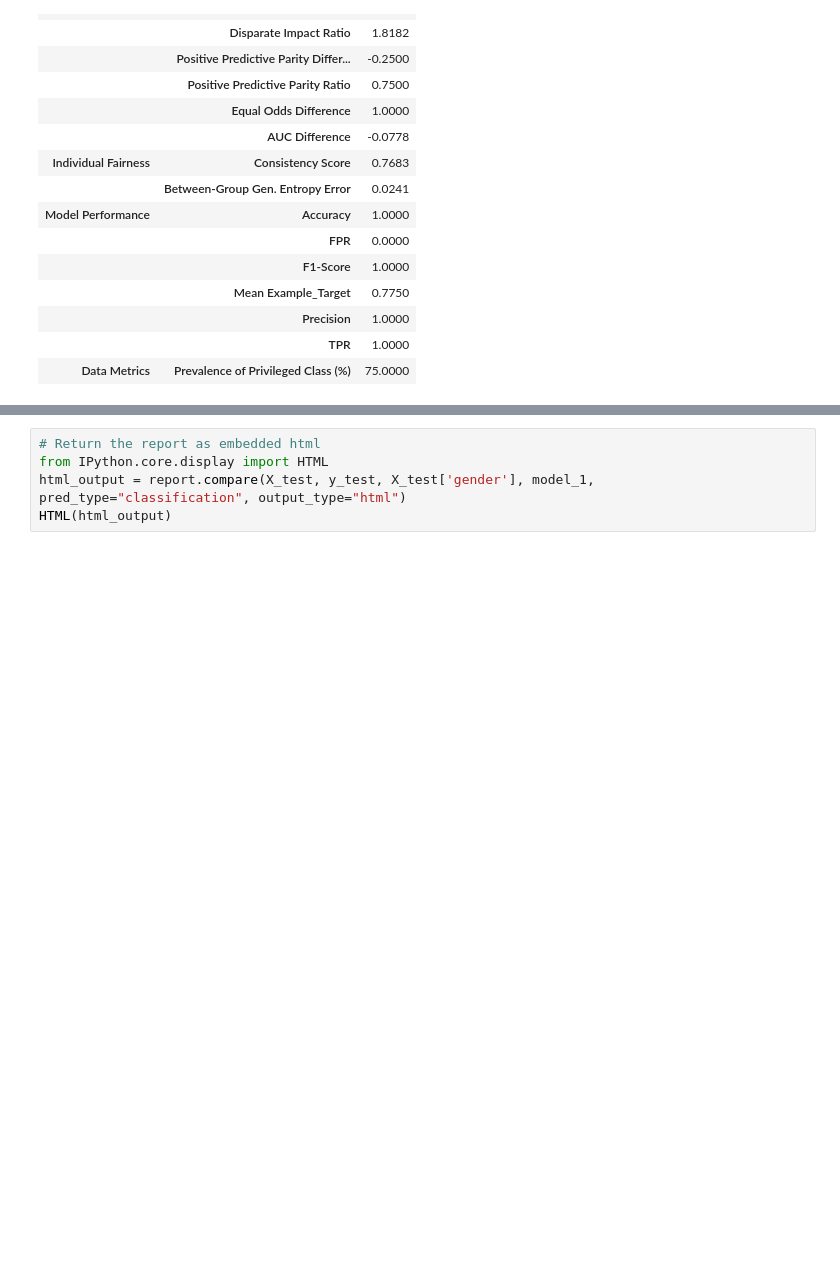
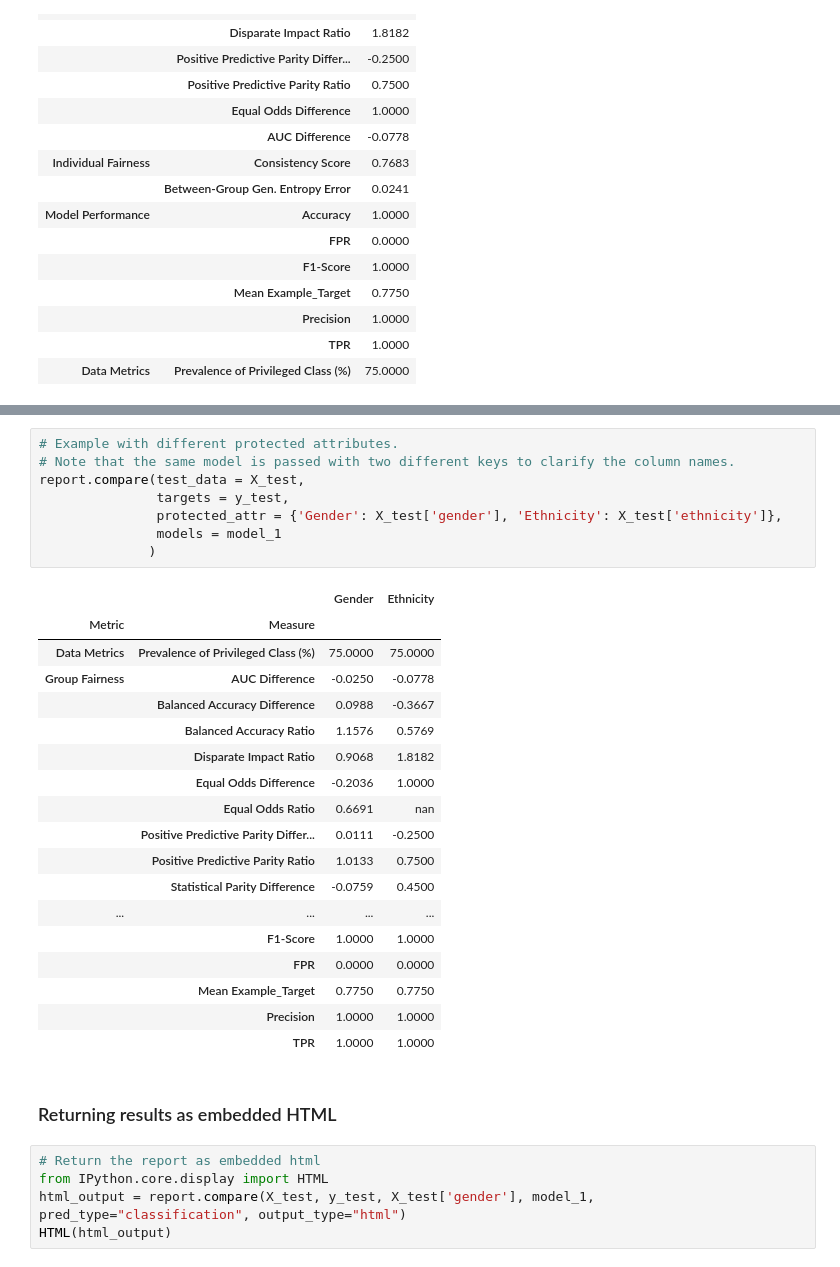
Before and after one commit to KenSciResearch/fairMLHealth, a Jupyter notebook: examples_and_tutorials/Example-ToolUsage_BinaryClassification.ipynb, the cells around one changed output, grey strips where cells are left out. Cells and saved outputs as stored; diff of their text form; blank space fills up the shorter version.

```diff
--- a/examples_and_tutorials/Example-ToolUsage_BinaryClassification.ipynb
+++ b/examples_and_tutorials/Example-ToolUsage_BinaryClassification.ipynb
@@ -82,3 +113,32 @@ report.compare(X_test, y_test, X_test['ethnicity'], model_1, flag_oor=True)
+# %%
+# Example with different protected attributes.
+# Note that the same model is passed with two different keys to clarify the column names.
+report.compare(test_data = X_test,
+               targets = y_test,
+               protected_attr = {'Gender': X_test['gender'], 'Ethnicity': X_test['ethnicity']},
+               models = model_1
+              )
+# %% [output]
+|  |  | Gender | Ethnicity |
+| Metric | Measure |  |  |
+| Data Metrics | Prevalence of Privileged Class (%) | 75.0000 | 75.0000 |
+| Group Fairness | AUC Difference | -0.0250 | -0.0778 |
+|  | Balanced Accuracy Difference | 0.0988 | -0.3667 |
+|  | Balanced Accuracy Ratio | 1.1576 | 0.5769 |
+|  | Disparate Impact Ratio | 0.9068 | 1.8182 |
+|  | Equal Odds Difference | -0.2036 | 1.0000 |
+|  | Equal Odds Ratio | 0.6691 | nan |
+|  | Positive Predictive Parity Differ... | 0.0111 | -0.2500 |
+|  | Positive Predictive Parity Ratio | 1.0133 | 0.7500 |
+|  | Statistical Parity Difference | -0.0759 | 0.4500 |
+| ... | ... | ... | ... |
+|  | F1-Score | 1.0000 | 1.0000 |
+|  | FPR | 0.0000 | 0.0000 |
+|  | Mean Example_Target | 0.7750 | 0.7750 |
+|  | Precision | 1.0000 | 1.0000 |
+|  | TPR | 1.0000 | 1.0000 |
+# %% [markdown]
+### Returning results as embedded HTML
 # %%
 # Return the report as embedded html
 from IPython.core.display import HTML
```
Also changed, not shown: parts of 11 cells of this notebook, 2 other files.
